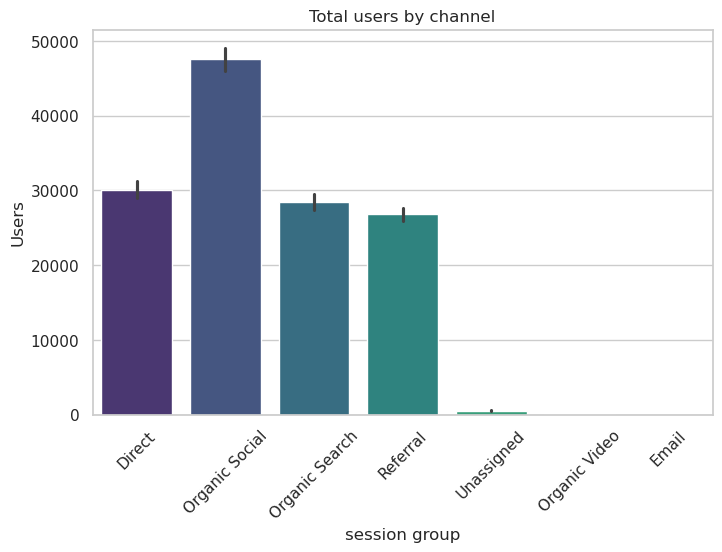
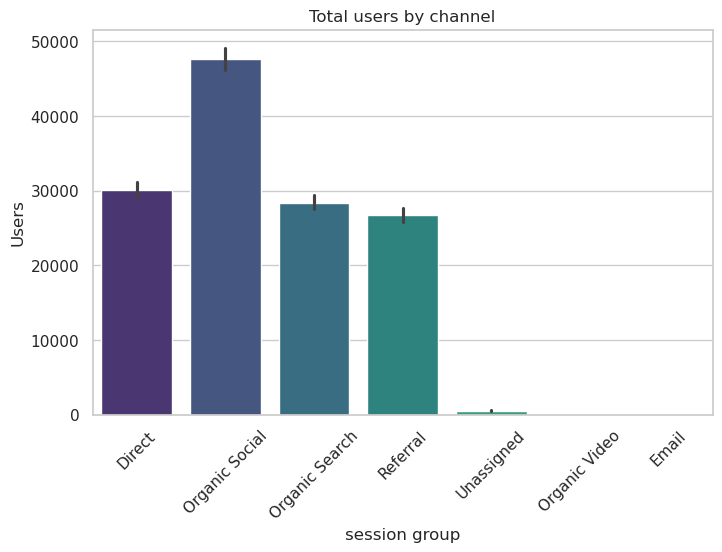
The notebook cell's code change between the first figure and the second:
--- before
+++ after
@@ -3,3 +3,4 @@
 plt.title("Total users by channel")
 plt.xticks(rotation=45)
+plt.savefig("second.jpeg",facecolor="auto",pad_inches=0.1,bbox_inches="tight")
 plt.show()

Commit: Add files via upload